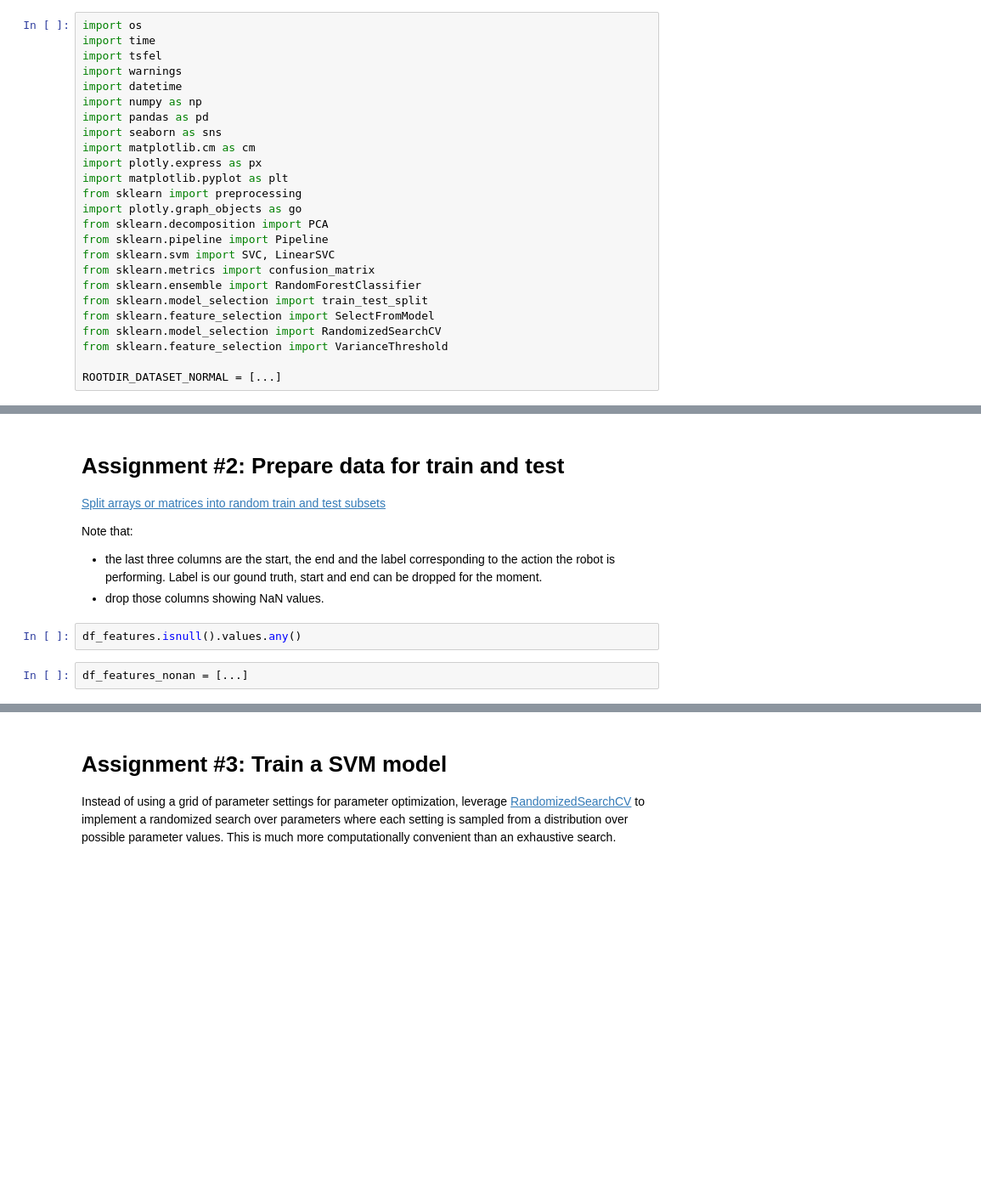
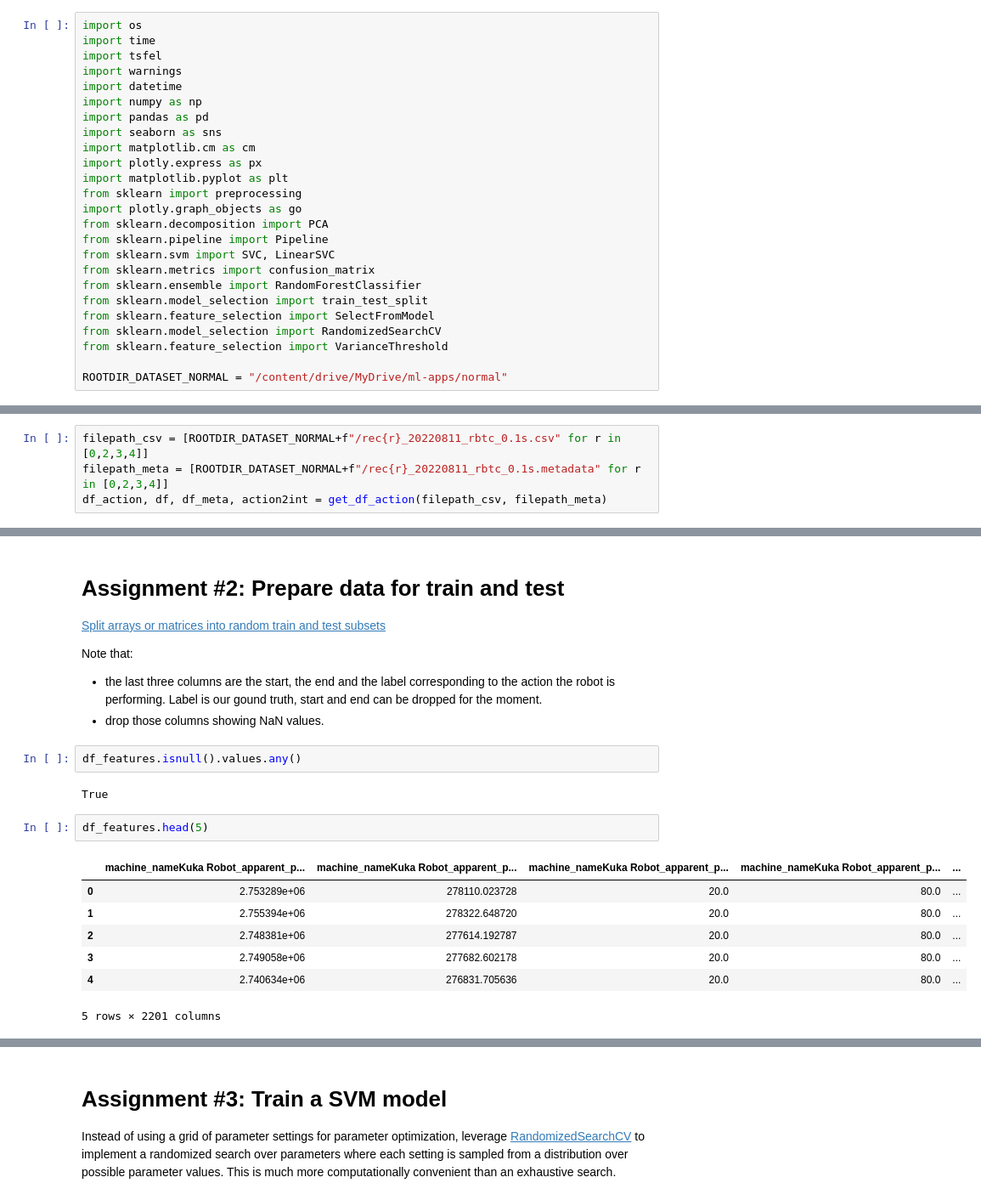
Before and after one commit to gabriquaranta/machine-learning-applications, a Jupyter notebook: LABFP/1_ML_time_series_assignment_A.ipynb, the cells around one changed output, grey strips where cells are left out. Shown at 85% size. Drawn from its saved outputs; the diff is of its cells as text; blank space fills up the shorter version.

```diff
--- a/LABFP/1_ML_time_series_assignment_A.ipynb
+++ b/LABFP/1_ML_time_series_assignment_A.ipynb
@@ -31,7 +49,7 @@ from sklearn.feature_selection import SelectFromModel
 from sklearn.model_selection import RandomizedSearchCV
 from sklearn.feature_selection import VarianceThreshold
 
-ROOTDIR_DATASET_NORMAL = [...]
+ROOTDIR_DATASET_NORMAL = "/content/drive/MyDrive/ml-apps/normal"
 # %%
 from google.colab import drive
 drive.mount('/content/drive')
@@ -219,0 +254,4 @@ df_action, df, df_meta, action2int = get_df_action(filepath_csv, filepath_meta)
+# %%
+filepath_csv = [ROOTDIR_DATASET_NORMAL+f"/rec{r}_20220811_rbtc_0.1s.csv" for r in [0,2,3,4]]
+filepath_meta = [ROOTDIR_DATASET_NORMAL+f"/rec{r}_20220811_rbtc_0.1s.metadata" for r in [0,2,3,4]]
+df_action, df, df_meta, action2int = get_df_action(filepath_csv, filepath_meta)
@@ -368,5 +432,15 @@ Note that:
 *   drop those columns showing NaN values.
 # %%
 df_features.isnull().values.any()
+# %% [output]
+True
-# %%
-df_features_nonan = [...]
+# %%
+df_features.head(5)
+# %% [output]
+|  | machine_nameKuka Robot_apparent_p... | machine_nameKuka Robot_apparent_p... | machine_nameKuka Robot_apparent_p... | machine_nameKuka Robot_apparent_p... | ... |
+| 0 | 2.753289e+06 | 278110.023728 | 20.0 | 80.0 | ... |
+| 1 | 2.755394e+06 | 278322.648720 | 20.0 | 80.0 | ... |
+| 2 | 2.748381e+06 | 277614.192787 | 20.0 | 80.0 | ... |
+| 3 | 2.749058e+06 | 277682.602178 | 20.0 | 80.0 | ... |
+| 4 | 2.740634e+06 | 276831.705636 | 20.0 | 80.0 | ... |
+5 rows × 2201 columns
```
Also changed, not shown: parts of 24 cells of this notebook.
